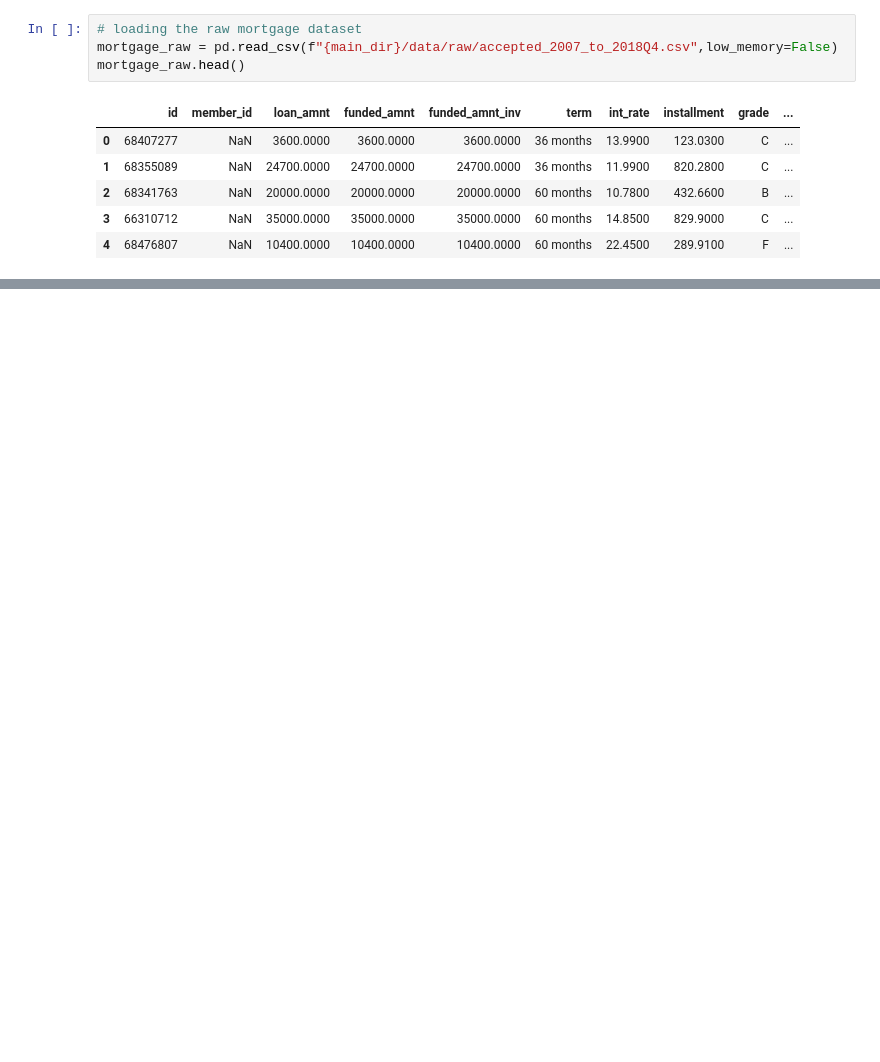
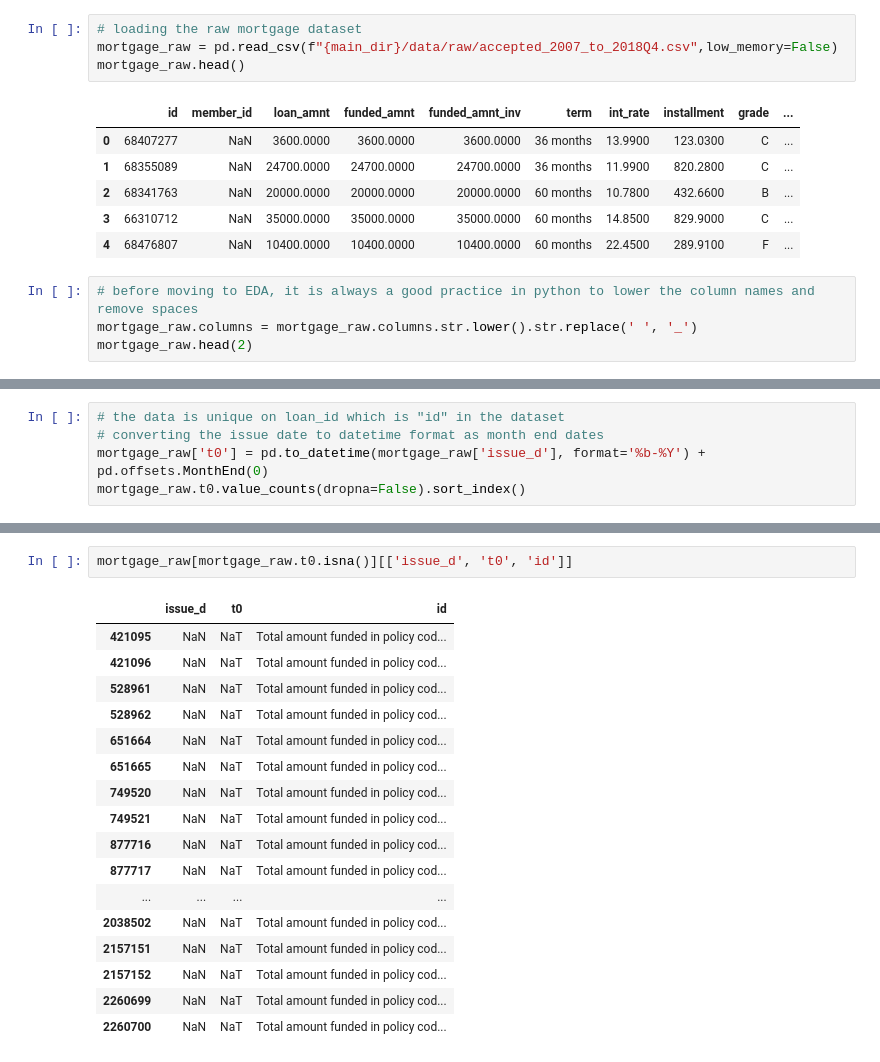
Before and after one commit to dipanshusharma2001/irb_retail_pd_sas_vs_python, a Jupyter notebook: notebooks/01_data_preparation.ipynb, the cells around one changed output, grey strips where cells are left out. Saved outputs shown, nothing was run; the diff lists cells and outputs as text; blank space fills up the shorter version.

Commit message:
data preparation continued

```diff
--- a/notebooks/01_data_preparation.ipynb
+++ b/notebooks/01_data_preparation.ipynb
@@ -40,3 +29,7 @@ mortgage_raw.head()
 | 2 | 68341763 | NaN | 20000.0000 | 20000.0000 | 20000.0000 | 60 months | 10.7800 | 432.6600 | B | ... |
 | 3 | 66310712 | NaN | 35000.0000 | 35000.0000 | 35000.0000 | 60 months | 14.8500 | 829.9000 | C | ... |
 | 4 | 68476807 | NaN | 10400.0000 | 10400.0000 | 10400.0000 | 60 months | 22.4500 | 289.9100 | F | ... |
+# %%
+# before moving to EDA, it is always a good practice in python to lower the column names and remove spaces
+mortgage_raw.columns = mortgage_raw.columns.str.lower().str.replace(' ', '_')
+mortgage_raw.head(2)
@@ -42,0 +82,5 @@ mortgage_raw.head()
+# %%
+# the data is unique on loan_id which is "id" in the dataset
+# converting the issue date to datetime format as month end dates
+mortgage_raw['t0'] = pd.to_datetime(mortgage_raw['issue_d'], format='%b-%Y') + pd.offsets.MonthEnd(0)
+mortgage_raw.t0.value_counts(dropna=False).sort_index()
@@ -42,0 +101,20 @@ mortgage_raw.head()
+# %%
+mortgage_raw[mortgage_raw.t0.isna()][['issue_d', 't0', 'id']]
+# %% [output]
+|  | issue_d | t0 | id |
+| 421095 | NaN | NaT | Total amount funded in policy cod... |
+| 421096 | NaN | NaT | Total amount funded in policy cod... |
+| 528961 | NaN | NaT | Total amount funded in policy cod... |
+| 528962 | NaN | NaT | Total amount funded in policy cod... |
+| 651664 | NaN | NaT | Total amount funded in policy cod... |
+| 651665 | NaN | NaT | Total amount funded in policy cod... |
+| 749520 | NaN | NaT | Total amount funded in policy cod... |
+| 749521 | NaN | NaT | Total amount funded in policy cod... |
+| 877716 | NaN | NaT | Total amount funded in policy cod... |
+| 877717 | NaN | NaT | Total amount funded in policy cod... |
+| ... | ... | ... | ... |
+| 2038502 | NaN | NaT | Total amount funded in policy cod... |
+| 2157151 | NaN | NaT | Total amount funded in policy cod... |
+| 2157152 | NaN | NaT | Total amount funded in policy cod... |
+| 2260699 | NaN | NaT | Total amount funded in policy cod... |
+| 2260700 | NaN | NaT | Total amount funded in policy cod... |
```
Also changed, not shown: parts of 15 cells of this notebook, 1 other file.
